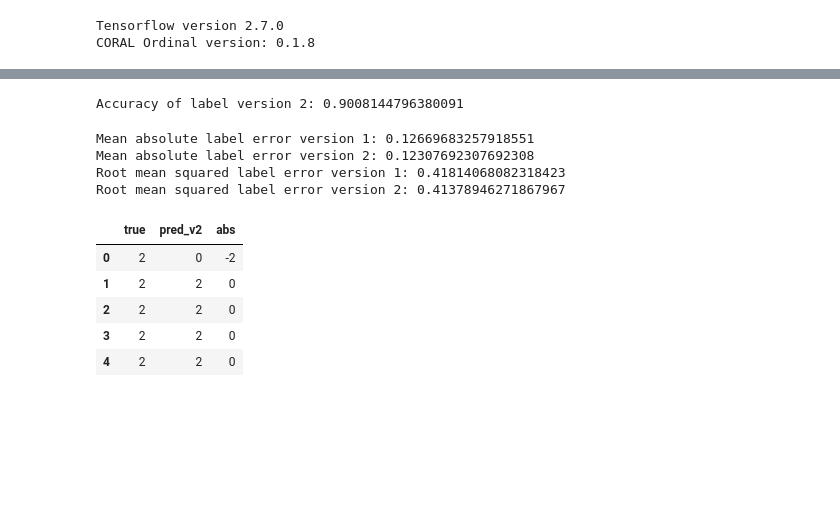
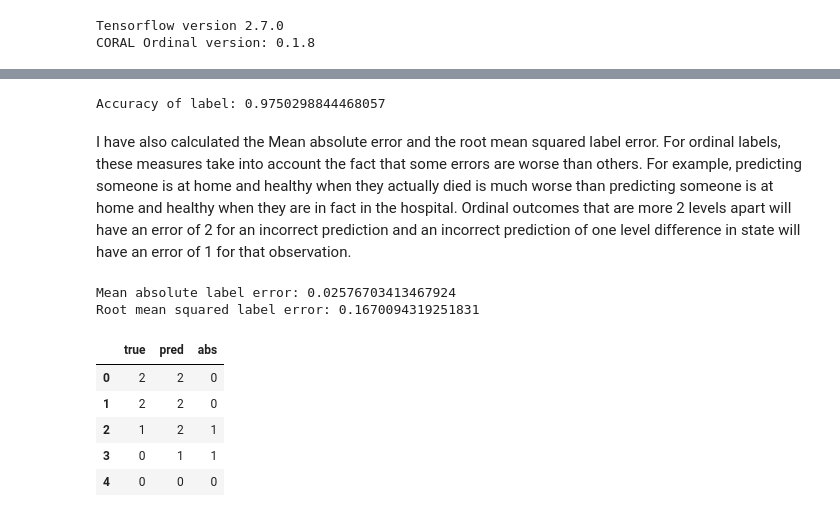
Before and after one commit to sktorre/liver_transplant_research, a Jupyter notebook: modeling_nn.ipynb, the cells around one changed output, grey strips where cells are left out. Saved outputs shown, nothing was run; the diff lists cells and outputs as text; code cells hidden in the pictures; blank space fills up the shorter version.

```diff
--- a/modeling_nn.ipynb
+++ b/modeling_nn.ipynb
@@ -192,7 +241,7 @@ model.compile(optimizer = tf.keras.optimizers.Adam(learning_rate = 0.05),
               loss = coral.OrdinalCrossEntropy(num_classes = 4),
               metrics = [coral.MeanAbsoluteErrorLabels()])
 # %%
-history = model.fit(X_train, y_train, epochs = 5,
+history = base_model.fit(X_train, y_train, epochs = 5,
                     callbacks = [tf.keras.callbacks.EarlyStopping(patience = 3, restore_best_weights = True)])
 # %% [output]
 Epoch 1/5
@@ -215,12 +264,12 @@ model.evaluate(X_test, y_test)
 # %%
 # Note that these are ordinal (cumulative) logits, not probabilities or regular logits.
-ordinal_logits = model.predict(X_test)
+base_ordinal_logits = base_model.predict(X_test)
 
 # Convert from logits to label probabilities. This is initially a tensorflow tensor.
-tensor_probs = coral.ordinal_softmax(ordinal_logits)
+base_tensor_probs = coral.ordinal_softmax(base_ordinal_logits)
 
 # Convert the tensor into a pandas dataframe.
-probs_df = pd.DataFrame(tensor_probs.numpy())
+base_probs_df = pd.DataFrame(base_tensor_probs.numpy())
 
-probs_df.shape
+base_probs_df.shape
 # %% [output]
@@ -261,0 +311,6 @@ Accuracy of label version 1: 0.8971945701357467
+# %%
+from scipy import special
+
+# Compare to logit-based cumulative probs
+base_cum_probs = pd.DataFrame(base_ordinal_logits).apply(special.expit)
+base_cum_probs.head()
@@ -262,32 +324,24 @@ Accuracy of label version 1: 0.8971945701357467
 # %%
-from scipy import special
-
-# Compare to logit-based cumulative probs
-cum_probs = pd.DataFrame(ordinal_logits).apply(special.expit)
 # Calculate the labels using the style of Cao et al.
-labels_v2 = cum_probs.apply(lambda x: x > 0.5).sum(axis = 1)
-print("Accuracy of label version 2:", np.mean(labels_v2 == y_test))
+base_labels = base_cum_probs.apply(lambda x: x > 0.5).sum(axis = 1)
+print("Accuracy of label:", np.mean(base_labels == y_test))
 # %% [output]
-Accuracy of label version 2: 0.9008144796380091
+Accuracy of label: 0.9750298844468057
+# %% [markdown]
+I have also calculated the Mean absolute error and the root mean squared label error. For ordinal labels, these measures take into account the fact that some errors are worse than others. For example, predicting someone is at home and healthy when they actually died is much worse than predicting someone is at home and healthy when they are in fact in the hospital. Ordinal outcomes that are more 2 levels apart will have an error of 2 for an incorrect prediction and an incorrect prediction of one level difference in state will have an error of 1 for that observation.
 # %%
-# These do not correspond with what we get from the model evaluation. Something must be off in one of these.
-print("Mean absolute label error version 1:", np.mean(np.abs(labels_v1 - y_test)))
-print("Mean absolute label error version 2:", np.mean(np.abs(labels_v2 - y_test)))
-
-print("Root mean squared label error version 1:", np.sqrt(np.mean(np.square(labels_v1 - y_test))))
-print("Root mean squared label error version 2:", np.sqrt(np.mean(np.square(labels_v2 - y_test))))
+print("Mean absolute label error:", np.mean(np.abs(base_labels - y_test)))
+print("Root mean squared label error:", np.sqrt(np.mean(np.square(base_labels - y_test))))
 # %% [output]
-Mean absolute label error version 1: 0.12669683257918551
-Mean absolute label error version 2: 0.12307692307692308
-Root mean squared label error version 1: 0.41814068082318423
-Root mean squared label error version 2: 0.41378946271867967
+Mean absolute label error: 0.02576703413467924
+Root mean squared label error: 0.1670094319251831
 # %%
-# Review how absolute error is calculated for ordinal labels:
-pd.DataFrame({"true": y_test, "pred_v2": labels_v1, "abs": labels_v2 - y_test}).head()
+# Review how absolute error is calculated for ordinal labels
+pd.DataFrame({"true": y_test, "pred": base_labels, "abs": base_labels - y_test}).head()
 # %% [output]
-|  | true | pred_v2 | abs |
-| 0 | 2 | 0 | -2 |
+|  | true | pred | abs |
+| 0 | 2 | 2 | 0 |
 | 1 | 2 | 2 | 0 |
-| 2 | 2 | 2 | 0 |
-| 3 | 2 | 2 | 0 |
-| 4 | 2 | 2 | 0 |
+| 2 | 1 | 2 | 1 |
+| 3 | 0 | 1 | 1 |
+| 4 | 0 | 0 | 0 |
```
Also changed, not shown: parts of 50 cells of this notebook, 5 other files.
